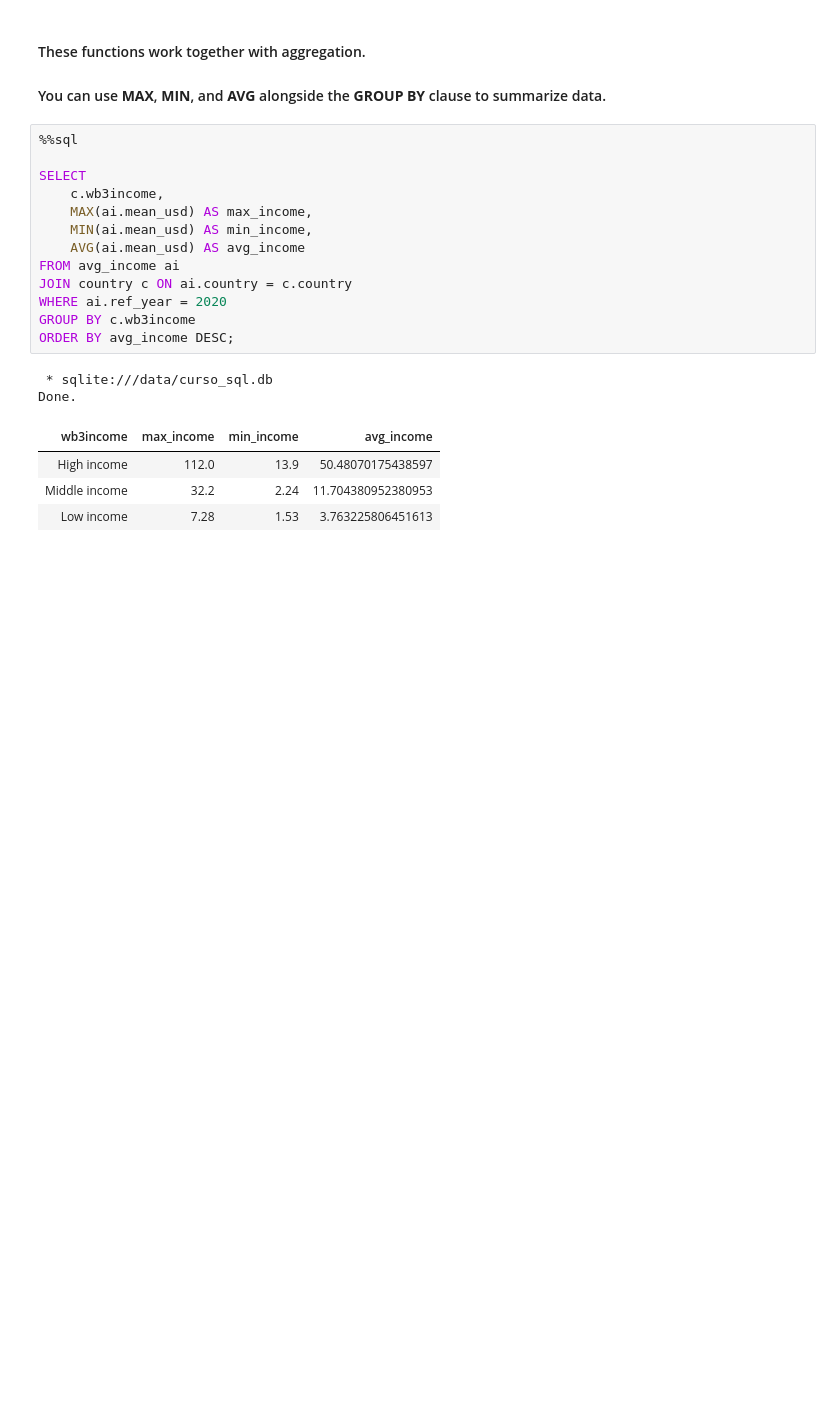
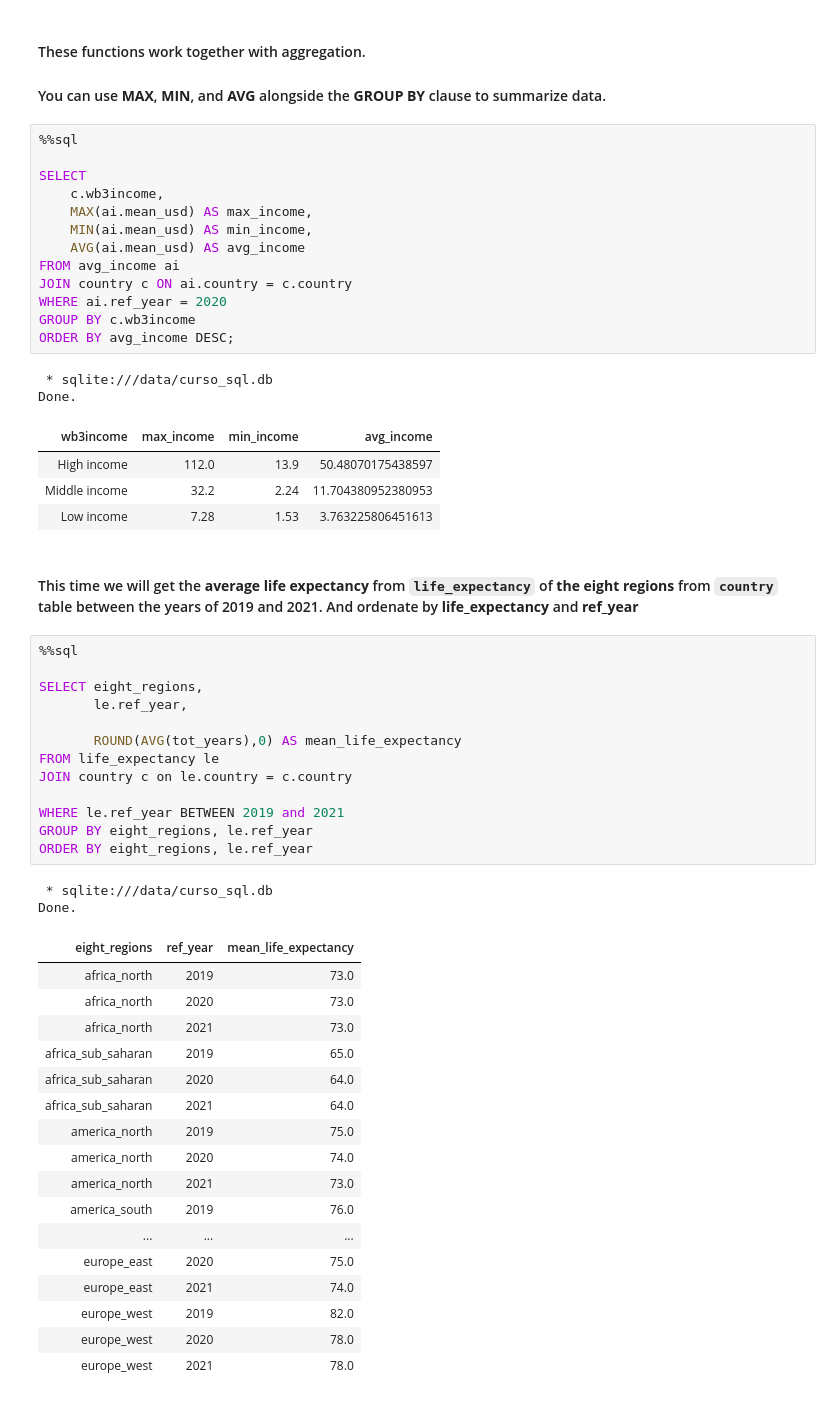
Before and after one commit to grbarbosa3/SQL-Journey, a Jupyter notebook: SQL_Notes.ipynb, the cells around one changed output. Saved outputs shown, nothing was run; the diff lists cells and outputs as text; blank space fills up the shorter version.

```diff
--- a/SQL_Notes.ipynb
+++ b/SQL_Notes.ipynb
@@ -590,3 +590,38 @@ Done.
 | High income | 112.0 | 13.9 | 50.48070175438597 |
 | Middle income | 32.2 | 2.24 | 11.704380952380953 |
 | Low income | 7.28 | 1.53 | 3.763225806451613 |
+# %% [markdown]
+#### This time we will get the **average life expectancy** from `life_expectancy` of **the eight regions** from `country` table between the years of 2019 and 2021. And ordenate by **life_expectancy** and **ref_year**
+# %%
+%%sql
+
+SELECT eight_regions,
+       le.ref_year,
+
+       ROUND(AVG(tot_years),0) AS mean_life_expectancy
+FROM life_expectancy le
+JOIN country c on le.country = c.country
+
+WHERE le.ref_year BETWEEN 2019 and 2021
+GROUP BY eight_regions, le.ref_year
+ORDER BY eight_regions, le.ref_year
+# %% [output]
+ * sqlite:///data/curso_sql.db
+Done.
+| eight_regions | ref_year | mean_life_expectancy |
+| africa_north | 2019 | 73.0 |
+| africa_north | 2020 | 73.0 |
+| africa_north | 2021 | 73.0 |
+| africa_sub_saharan | 2019 | 65.0 |
+| africa_sub_saharan | 2020 | 64.0 |
+| africa_sub_saharan | 2021 | 64.0 |
+| america_north | 2019 | 75.0 |
+| america_north | 2020 | 74.0 |
+| america_north | 2021 | 73.0 |
+| america_south | 2019 | 76.0 |
+| ... | ... | ... |
+| europe_east | 2020 | 75.0 |
+| europe_east | 2021 | 74.0 |
+| europe_west | 2019 | 82.0 |
+| europe_west | 2020 | 78.0 |
+| europe_west | 2021 | 78.0 |
```
